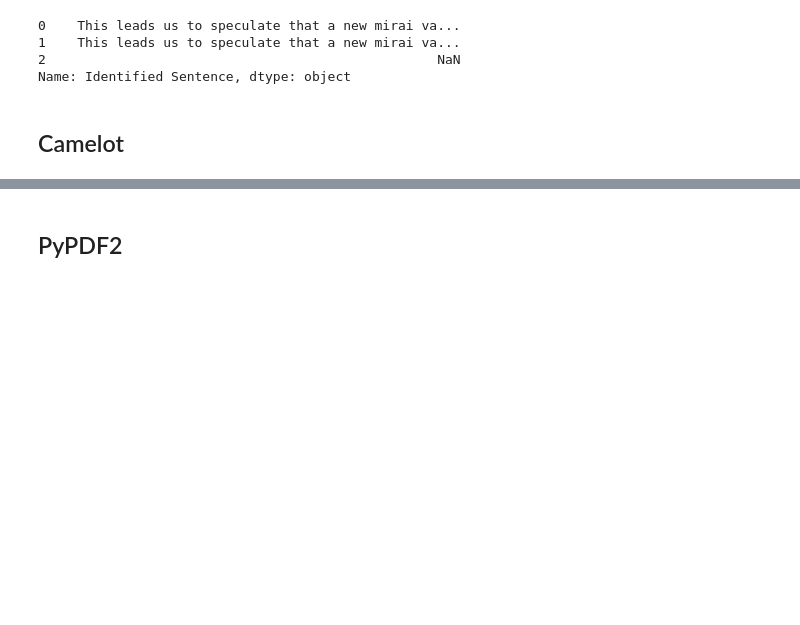
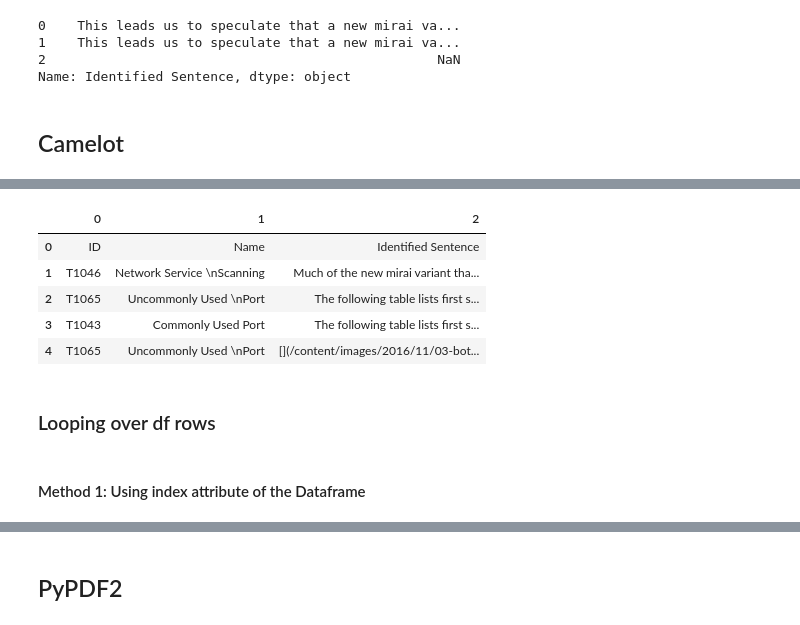
Before and after one commit to AllardQuek/tram, a Jupyter notebook: pdf_extraction.ipynb, the cells around one changed output, grey strips where cells are left out. Drawn from its saved outputs; the diff is of its cells as text; code cells hidden in the pictures; blank space fills up the shorter version.

```diff
--- a/pdf_extraction.ipynb
+++ b/pdf_extraction.ipynb
@@ -101,0 +777,13 @@ tables.export('foo.csv', f='csv', compress=True)
+# %%
+tables[0].df
+# %% [output]
+|  | 0 | 1 | 2 |
+| 0 | ID | Name | Identified Sentence |
+| 1 | T1046 | Network Service \nScanning | Much of the new mirai variant tha... |
+| 2 | T1065 | Uncommonly Used \nPort | The following table lists first s... |
+| 3 | T1043 | Commonly Used Port | The following table lists first s... |
+| 4 | T1065 | Uncommonly Used \nPort | [](/content/images/2016/11/03-bot... |
+# %% [markdown]
+### Looping over df rows
+# %% [markdown]
+#### Method 1: Using index attribute of the Dataframe
```
Also changed, not shown: parts of 85 cells of this notebook, 4 other files.
